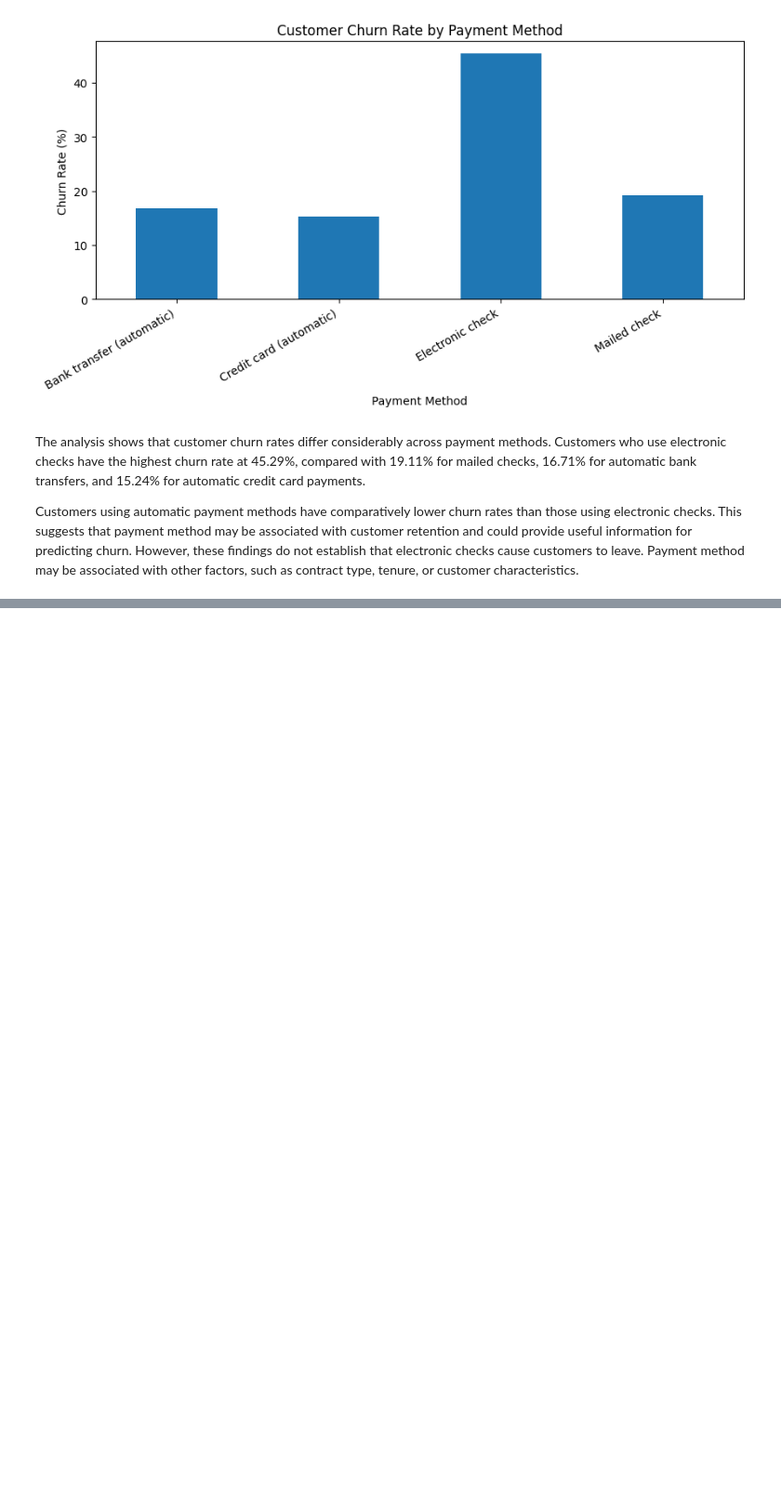
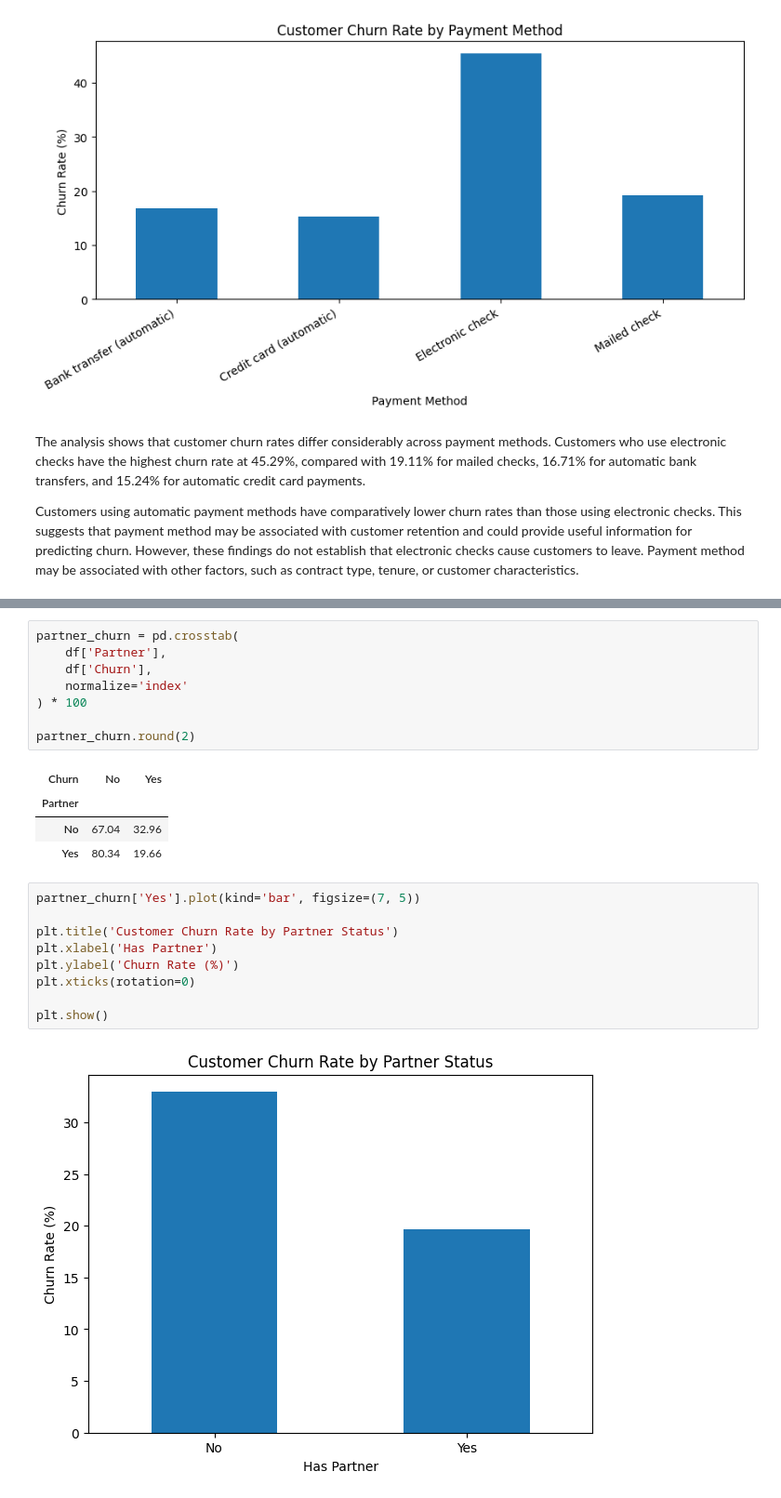
Before and after one commit to SJ174/MLCW, a Jupyter notebook: MLCW_Task_01.ipynb, the cells around one changed output, grey strips where cells are left out. Shown at 93% size. Cells and saved outputs as stored; diff of their text form; blank space fills up the shorter version.

Commit message:
Analyzed the relationships between partner status and churn and dependent status and churn

```diff
--- a/MLCW_Task_01.ipynb
+++ b/MLCW_Task_01.ipynb
@@ -468,0 +479,24 @@ Customers using automatic payment methods have comparatively lower churn rates t
+# %%
+partner_churn = pd.crosstab(
+    df['Partner'],
+    df['Churn'],
+    normalize='index'
+) * 100
+
+partner_churn.round(2)
+# %% [output]
+| Churn | No | Yes |
+| Partner |  |  |
+| No | 67.04 | 32.96 |
+| Yes | 80.34 | 19.66 |
+# %%
+partner_churn['Yes'].plot(kind='bar', figsize=(7, 5))
+
+plt.title('Customer Churn Rate by Partner Status')
+plt.xlabel('Has Partner')
+plt.ylabel('Churn Rate (%)')
+plt.xticks(rotation=0)
+
+plt.show()
+# %% [output]
+[figure, added]
```
Also changed, not shown: parts of 8 cells of this notebook.
